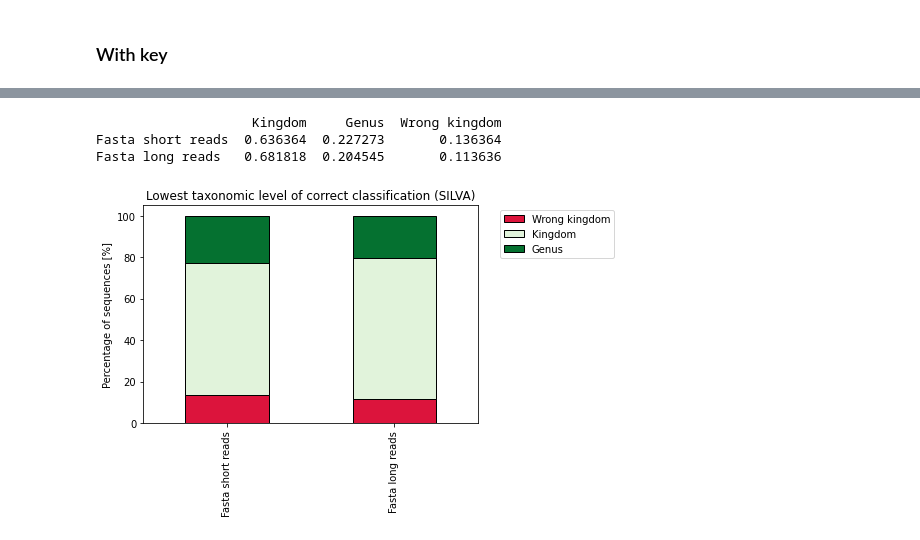
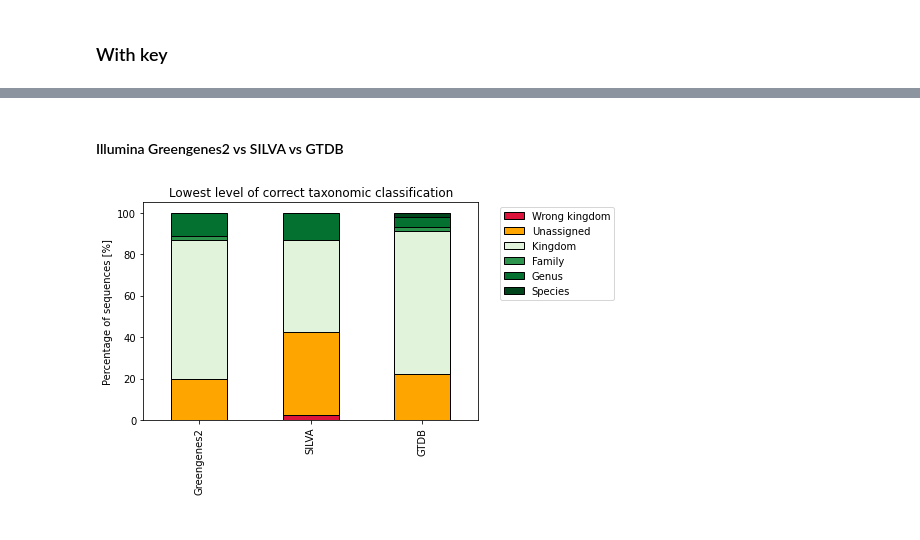
Before and after one commit to emblapersson/Applied-bioinformatics, a Jupyter notebook: 05_Plot_the_results/03_Plots_genus_species.ipynb, the cells around one changed output, grey strips where cells are left out. Cells and saved outputs as stored; diff of their text form; code cells hidden in the pictures.

```diff
--- a/05_Plot_the_results/03_Plots_genus_species.ipynb
+++ b/05_Plot_the_results/03_Plots_genus_species.ipynb
@@ -71,9 +102,10 @@ def find_class_levels_nokey(dataframe):
     for level in range(len(class_all_levels)-1):
         class_highest_level[level] -= class_all_levels[level+1]
     class_all_levels = class_all_levels.to_frame()
-    class_all_levels = pd.concat([class_all_levels, pd.DataFrame([6], index=['Unassigned'], columns=class_all_levels.columns)])
+    class_all_levels = pd.concat([class_all_levels, pd.DataFrame([ua], index=['Unassigned'], columns=class_all_levels.columns)])
 
-    class_highest_level = pd.concat([class_highest_level, pd.DataFrame([6], index=['Unassigned'], columns=class_all_levels.columns)])
+    class_highest_level = pd.concat([class_highest_level, pd.DataFrame([ua], index=['Unassigned'], columns=class_all_levels.columns)])
     class_highest_level = class_highest_level.transpose()
 
-    return class_all_levels, class_highest_level
+    # return class_all_levels, class_highest_level
+    return class_highest_level
@@ -122,10 +188,6 @@ def find_misclassified(dataframe, correct_classification, conversion_table):
     # Create a copy to not mess with the original datafiles
     dataframe_genus_species = dataframe.applymap(lambda x: x.strip() if type(x)==str else x)
     taxonomy_genus_species = correct_classification.applymap(lambda x: x.strip() if type(x)==str else x)
-    # dataframe_genus_species = dataframe.copy(deep=True)[['Genus', 'Species']]
-    # taxonomy_genus_species = correct_classification.copy(deep=True)[['Genus', 'Species']]
-    # taxonomy_genus_species['Genus'] = taxonomy_genus_species['Genus'].str.strip()
-    # taxonomy_genus_species['Species'] = taxonomy_genus_species['Species'].str.strip()
 
     # Look through all sequences
     for ID in dataframe.index:
@@ -150,7 +212,7 @@ def find_misclassified(dataframe, correct_classification, conversion_table):
                     break
                 else:
                     correct = 'Unassigned'
-            if dataframe_genus_species.loc[ID, 'Kingdom'] != taxonomy_genus_species.loc[ID, 'Kingdom']:
+            if dataframe_genus_species.loc[ID, 'Kingdom'] == 'Archaea' or dataframe_genus_species.loc[ID, 'Kingdom'] == 'Eukaryota':
                 correct = 'Wrong kingdom'
 
         # Check if the incorrect classifications is because of redudant names by consulting the conversion table
@@ -167,20 +276,20 @@ fasta_long['Phylum']=fasta_long['Phylum'].str.replace('Firmicutes', ' Bacillota'
+# %% [markdown]
+#### Illumina Greengenes2 vs SILVA vs GTDB
 # %%
-# illumina_misclassified = find_misclassified(illumina, taxonomy, conversion_dict)
-fasta_short_misclassified = find_misclassified(fasta_short, taxonomy, conversion_dict)
-fasta_long_misclassified = find_misclassified(fasta_long, taxonomy, conversion_dict)
+#
+illumina_gg_correct = find_misclassified(illumina_gg, taxonomy, conversion_dict)
+illumina_silva = find_misclassified(illumina_silva, taxonomy, conversion_dict)
+illumina_GTDB = find_misclassified(illumina_GTDB, taxonomy, conversion_dict)
 
-# illumina_stats = classification_stats(illumina_misclassified)
-fasta_short_stats = classification_stats(fasta_short_misclassified)
-fasta_long_stats = classification_stats(fasta_long_misclassified)
-all_stats = pd.concat([fasta_short_stats, fasta_long_stats])
-all_stats.index = samples
+illumina_gg_stats = classification_stats(illumina_gg_correct)
+illumina_silva_stats = classification_stats(illumina_silva)
+illumina_GTDB_stats = classification_stats(illumina_GTDB)
 
-all_stats_ratio = all_stats.copy(deep=True)
-for sample in range(len(samples)):
-    all_stats_ratio.iloc[sample,:] /= all_stats.iloc[sample,:].sum()
+all_databases_stats = pd.concat([illumina_gg_stats, illumina_silva_stats, illumina_GTDB_stats])
+all_databases_stats.index = samples_databases
 
-print(all_stats_ratio)
+all_databases_stats_ratio = all_databases_stats.copy(deep=True)
+for sample in range(len(samples_databases)):
+    all_databases_stats_ratio.iloc[sample,:] /= all_databases_stats.iloc[sample,:].sum()
+all_databases_stats_ratio.columns = pd.CategoricalIndex(all_databases_stats_ratio.columns.values, ordered=True, categories=['Wrong kingdom'] + ['Unassigned'] + taxonomic_levels)
+all_databases_stats_ratio = all_databases_stats_ratio.sort_index(axis=1)
-# %% [output]
-                    Kingdom     Genus  Wrong kingdom
-Fasta short reads  0.636364  0.227273       0.136364
-Fasta long reads   0.681818  0.204545       0.113636
@@ -190,13 +296,11 @@ all_stats_ratio = all_stats_ratio.sort_index(axis=1)
 # %%
 # Plot the number of correct/incorrect classifications for each samples as a stacked barplot
-color_levels['Wrong kingdom'] = 'crimson'
-
 fig, ax = plt.subplots()
-all_stats_ratio.plot(kind='bar', color=color_levels, edgecolor='Black', stacked=True, ax=ax)
+all_databases_stats_ratio.plot(kind='bar', color=color_levels_key, edgecolor='Black', stacked=True, ax=ax)
 ax.set_yticklabels(['0', '20', '40', '60', '80', '100'])
 ax.legend(bbox_to_anchor=(1.05, 1.0), loc='upper left')
-ax.set_title('Lowest taxonomic level of correct classification (SILVA)')
 ax.set_ylabel('Percentage of sequences [%]')
+ax.set_title('Lowest level of correct taxonomic classification')
 plt.show()
 # %% [output]
-[figure, old version]
+[figure, new version]
```
Also changed, not shown: parts of 21 cells of this notebook, 26 other files.
